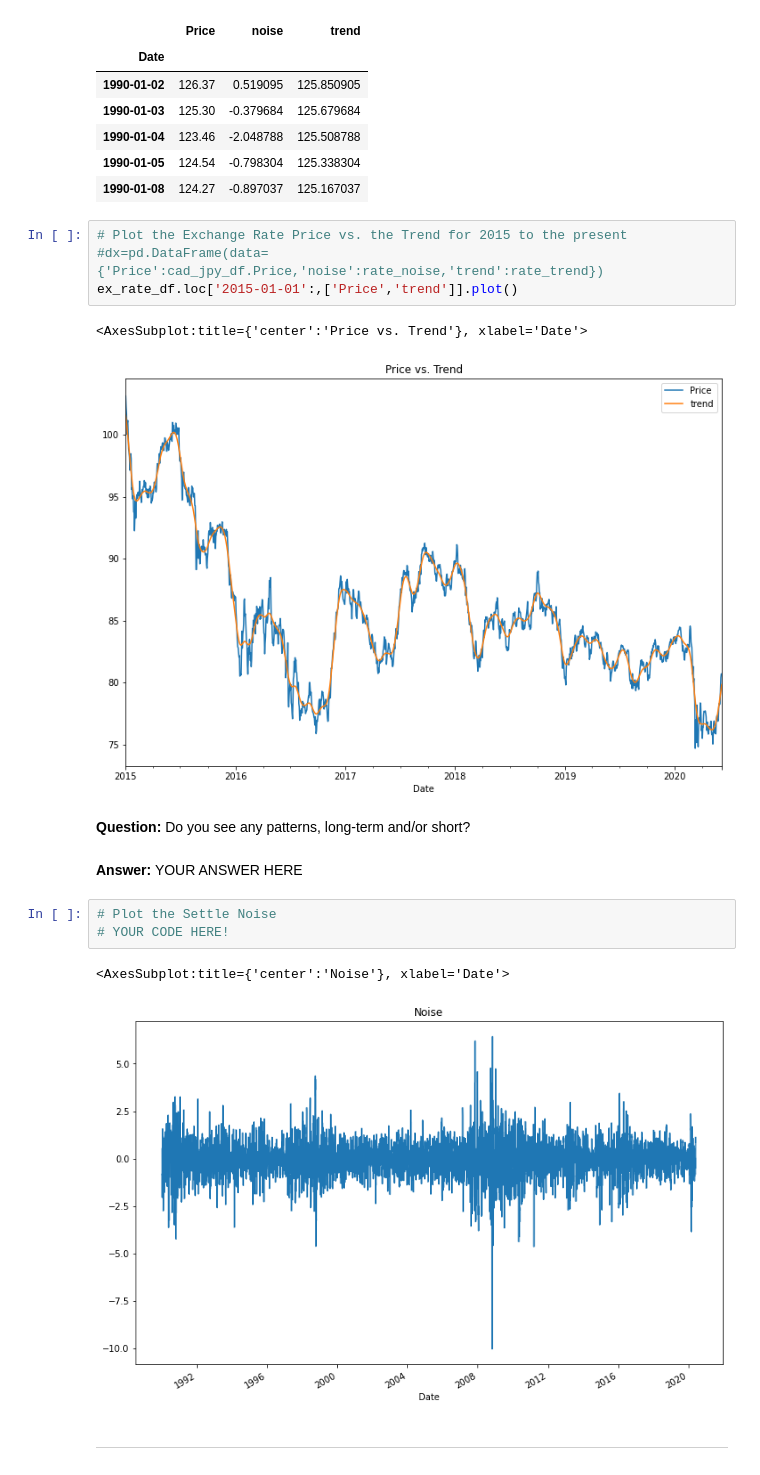
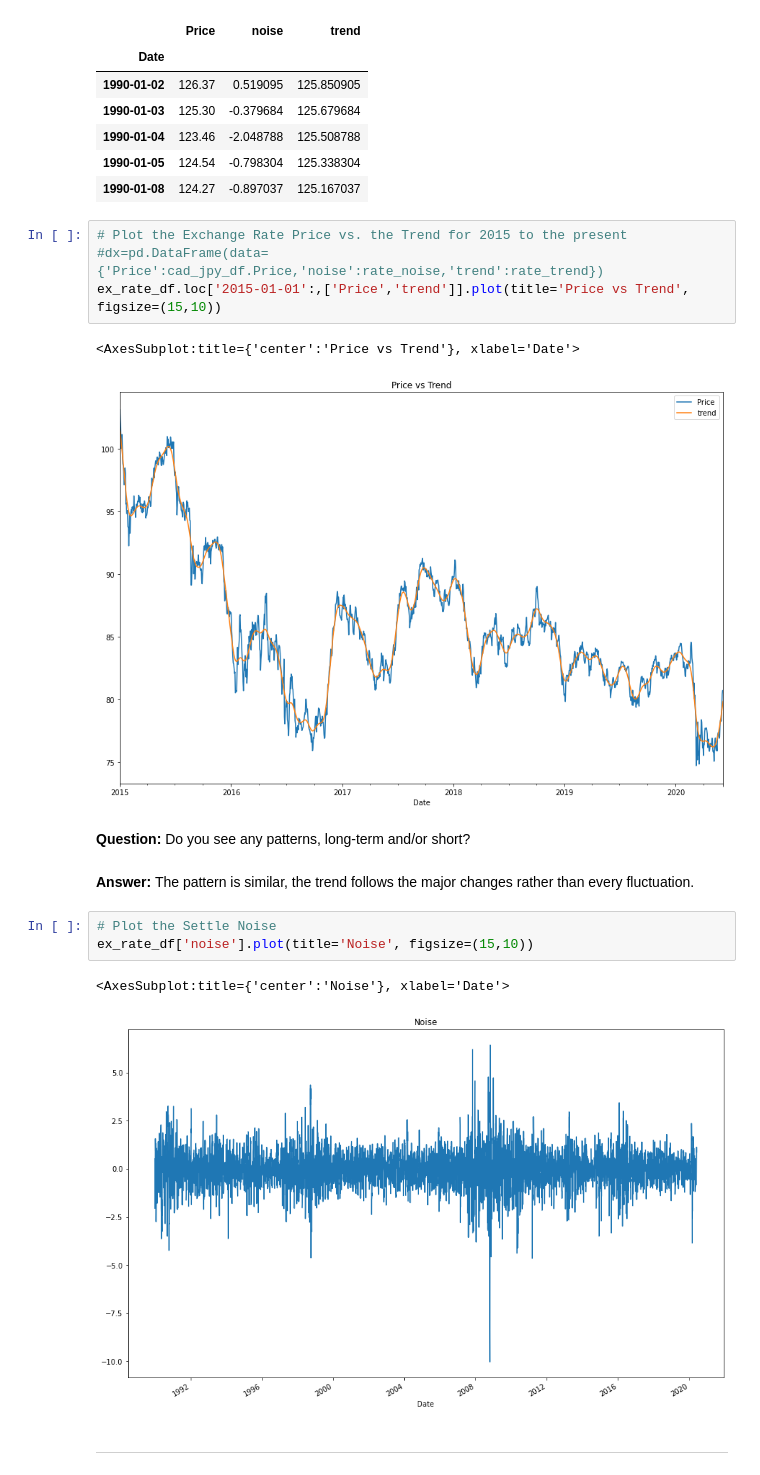
Before and after one commit to etholpalmer/time-series, a Jupyter notebook: time_series_analysis.ipynb, the cells around one changed output. Cells and saved outputs as stored; diff of their text form.

Commit message:
Noise Plotted

```diff
--- a/time_series_analysis.ipynb
+++ b/time_series_analysis.ipynb
@@ -78,20 +78,20 @@ ex_rate_df.head()
 # %%
 # Plot the Exchange Rate Price vs. the Trend for 2015 to the present
 #dx=pd.DataFrame(data={'Price':cad_jpy_df.Price,'noise':rate_noise,'trend':rate_trend})
-ex_rate_df.loc['2015-01-01':,['Price','trend']].plot()
+ex_rate_df.loc['2015-01-01':,['Price','trend']].plot(title='Price vs Trend', figsize=(15,10))
 # %% [output]
-<AxesSubplot:title={'center':'Price vs. Trend'}, xlabel='Date'>
+<AxesSubplot:title={'center':'Price vs Trend'}, xlabel='Date'>
-[figure, old version]
+[figure, new version]
 # %% [markdown]
 **Question:** Do you see any patterns, long-term and/or short?
-# %% [markdown]
-**Answer:** YOUR ANSWER HERE
+# %% [markdown]
+**Answer:** The pattern is similar, the trend follows the major changes rather than every fluctuation.
 # %%
 # Plot the Settle Noise
-# YOUR CODE HERE!
+ex_rate_df['noise'].plot(title='Noise', figsize=(15,10))
 # %% [output]
 <AxesSubplot:title={'center':'Noise'}, xlabel='Date'>
-[figure, old version]
+[figure, new version]
 # %% [markdown]
 ---
 # %% [markdown]
```
